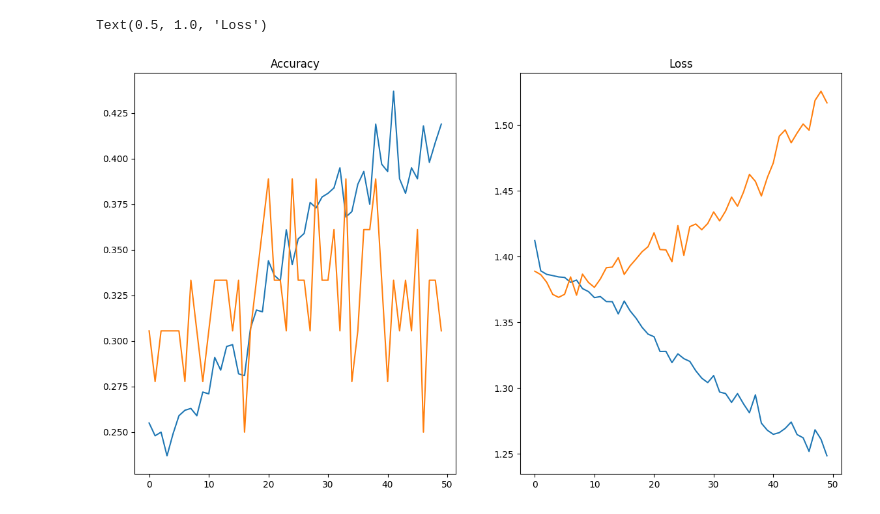
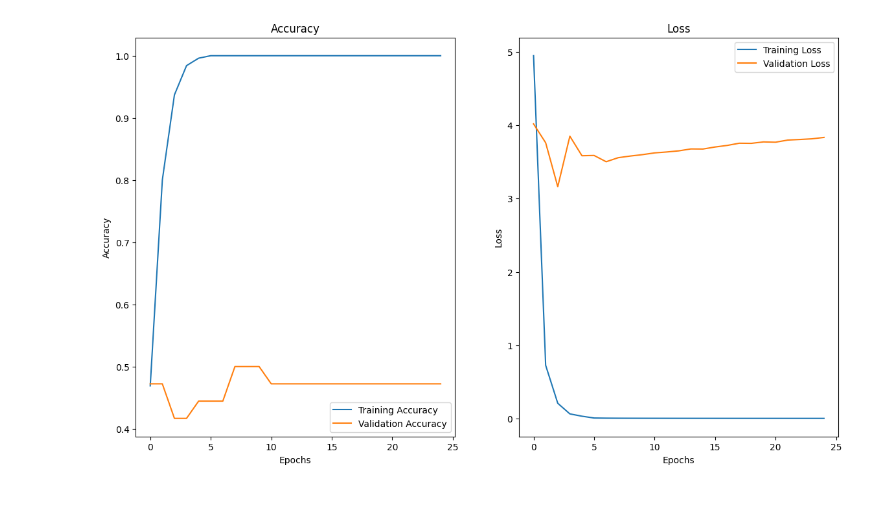
Before and after one commit to Sushant-S-13/Pet-Expression-Classification, a Jupyter notebook: pet_expression_classifier.ipynb, the cells around one changed output. Saved outputs shown, nothing was run; the diff lists cells and outputs as text; code cells hidden in the pictures.

Commit message:
Implemented Transfer Learning with VGG16 for better accuracy

```diff
--- a/pet_expression_classifier.ipynb
+++ b/pet_expression_classifier.ipynb
@@ -91,3 +82,13 @@ model.compile(optimizer=optimizer, loss='sparse_categorical_crossentropy', metri
+# %%
+model = models.Sequential()
+model.add(base_model)
+model.add(layers.GlobalAveragePooling2D())
+model.add(layers.Dense(1024, activation='relu'))
+model.add(layers.Dense(len(data_cat), activation='softmax'))
+# %%
+model.compile(optimizer=tf.keras.optimizers.Adam(learning_rate=0.001),
+              loss='sparse_categorical_crossentropy',
+              metrics=['accuracy'])
 # %%
-model.summary()
+history = model.fit(data_train, validation_data=data_val, epochs=25)
 # %% [output]
@@ -115,8 +111,0 @@ Model: "sequential_5"
-# %%
-epochs_size = 50
-history = model.fit(
-    data_train,
-    validation_data=data_val,
-    epochs=epochs_size,
-
-)
@@ -141,15 +112,25 @@ Epoch 50/50
-# %%
-epochs_range = range(epochs_size)
-plt.figure(figsize=(14,8))
-plt.subplot(1,2,1)
-plt.plot(epochs_range,history.history['accuracy'],label = 'Training Accuracy')
-plt.plot(epochs_range, history.history['val_accuracy'],label = 'Validation Accuracy')
-plt.title('Accuracy')
-
-plt.subplot(1,2,2)
-plt.plot(epochs_range,history.history['loss'],label = 'Training Loss')
-plt.plot(epochs_range, history.history['val_loss'],label = 'Validation Loss')
-plt.title('Loss')
-# %% [output]
-Text(0.5, 1.0, 'Loss')
-[figure, removed]
+# %%
+epochs_range = range(25)
+plt.figure(figsize=(14, 8))
+
+# Accuracy Plot
+plt.subplot(1, 2, 1)
+plt.plot(epochs_range, history.history['accuracy'], label='Training Accuracy')
+plt.plot(epochs_range, history.history['val_accuracy'], label='Validation Accuracy')
+plt.title('Accuracy')
+plt.xlabel('Epochs')
+plt.ylabel('Accuracy')
+plt.legend()
+
+# Loss Plot
+plt.subplot(1, 2, 2)
+plt.plot(epochs_range, history.history['loss'], label='Training Loss')
+plt.plot(epochs_range, history.history['val_loss'], label='Validation Loss')
+plt.title('Loss')
+plt.xlabel('Epochs')
+plt.ylabel('Loss')
+plt.legend()
+
+plt.show()
+# %% [output]
+[figure, added]
```
Also changed, not shown: parts of 15 cells of this notebook.
